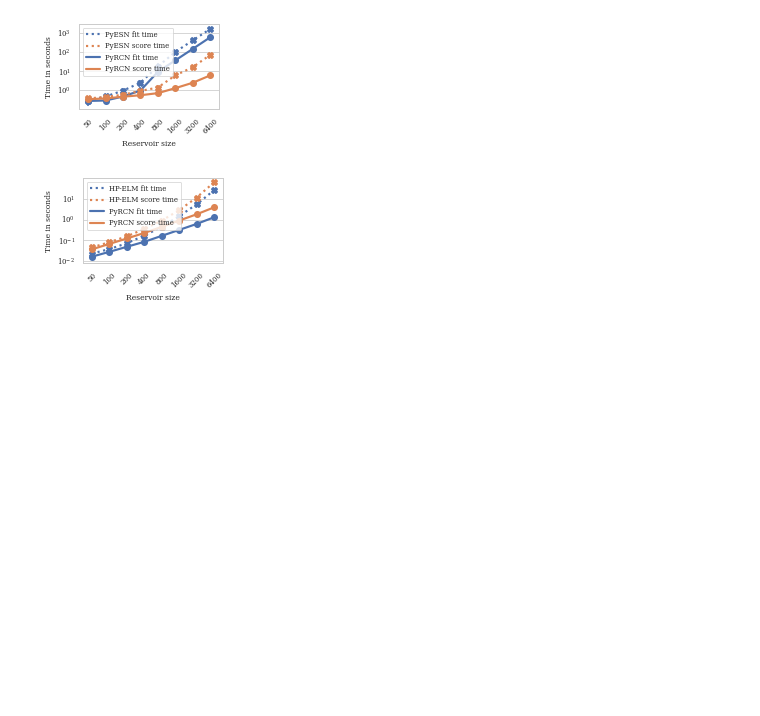
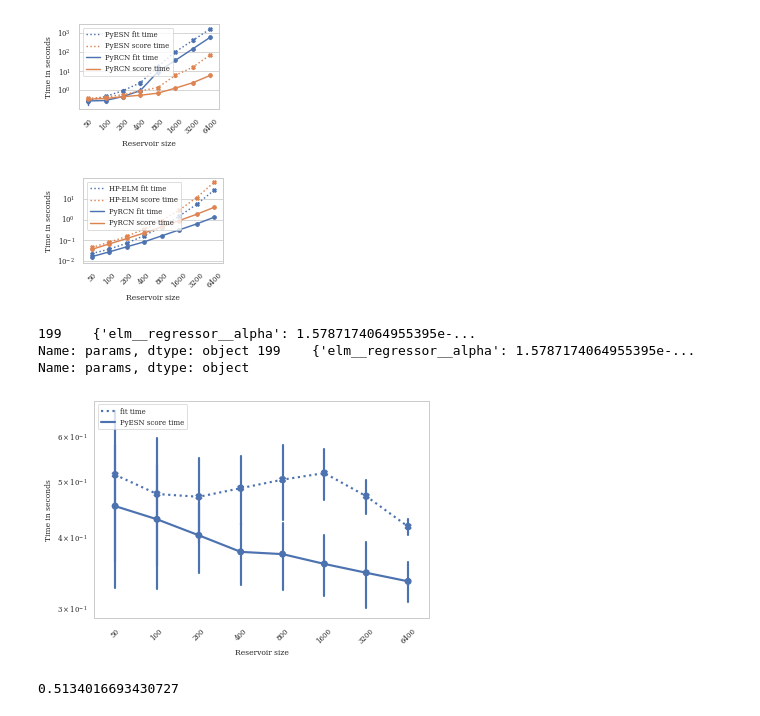
Before and after one commit to renierts/PyRCN-Benchmark, a Jupyter notebook: Benchmark.ipynb, the cells around one changed output. Saved outputs shown, nothing was run; the diff lists cells and outputs as text; code cells hidden in the pictures; blank space fills up the shorter version.

```diff
--- a/Benchmark.ipynb
+++ b/Benchmark.ipynb
@@ -604,7 +605,7 @@ print(f"{search_test.cv_results_['mean_train_R2']}\t{search_test.cv_results_['me
 R^2 train       R^2 test        MSE train       MSE test        Fit time in ms  Score time in ms
 [0.65678626]    [0.6419102]     [-5.58362828e-08]       [-5.64280883e-08]       [105.69516818]  [53.68129412]
 # %%
-sns.set_theme(context="paper", style="whitegrid", font="serif", font_scale=.8)
+sns.set_theme(context="paper", style="whitegrid", font="serif", font_scale=.8, rc={"lines.linewidth": 0.8})
 # %%
 search1 = load(f"results/pyesn_har_seq_esn_h{H}.joblib")
 df1 = pd.DataFrame(search1.cv_results_).rename(
@@ -651,3 +687,32 @@ plt.xticks(rotation=45)
 plt.savefig('ELM_Benchmark.pdf', bbox_inches='tight', pad_inches=0)
 # %% [output]
 [figure]
+# %%
+df1 = df1.sort_values(by="param_elm__regressor__hidden_layer_size").reset_index(drop=True)
+df2 = df2.sort_values(by="param_elm__regressor__hidden_layer_size").reset_index(drop=True)
+df1["fit_speedup"] = df1["mean_fit_time"] / df2["mean_fit_time"]
+df1["score_speedup"] = df1["mean_score_time"] / df2["mean_score_time"]
+# %%
+print(df1["params"][-1:], df2["params"][-1:])
+# %% [output]
+199    {'elm__regressor__alpha': 1.5787174064955395e-...
+Name: params, dtype: object 199    {'elm__regressor__alpha': 1.5787174064955395e-...
+Name: params, dtype: object
+# %%
+fig, axs = plt.subplots()
+# fig.set_size_inches(4/1.6, 2.5/1.6)
+sns.pointplot(data=df1, x="param_elm__regressor__hidden_layer_size", y="fit_speedup", linestyles=":", markers="X", ci="sd", ax=axs)
+sns.pointplot(data=df1, x="param_elm__regressor__hidden_layer_size", y="score_speedup", ci="sd", ax=axs)
+axs.legend(handles=axs.lines[::8+1], labels=["fit time", "PyESN score time", "PyRCN fit time", "PyRCN score time"],
+           loc='upper left', bbox_to_anchor=(0.0, 1.0), ncol=1)
+axs.set_yscale('log')
+axs.set(xlabel="Reservoir size", ylabel="Time in seconds")
+plt.xticks(rotation=45)
+plt.savefig('ESN_speedup.pdf', bbox_inches='tight', pad_inches=0)
+# %% [output]
+[figure, added]
+# %%
+import numpy as np
+np.mean(df1["fit_speedup"][:31])
+# %% [output]
+0.5134016693430727
```
Also changed, not shown: parts of 7 cells of this notebook, 1 other file.
